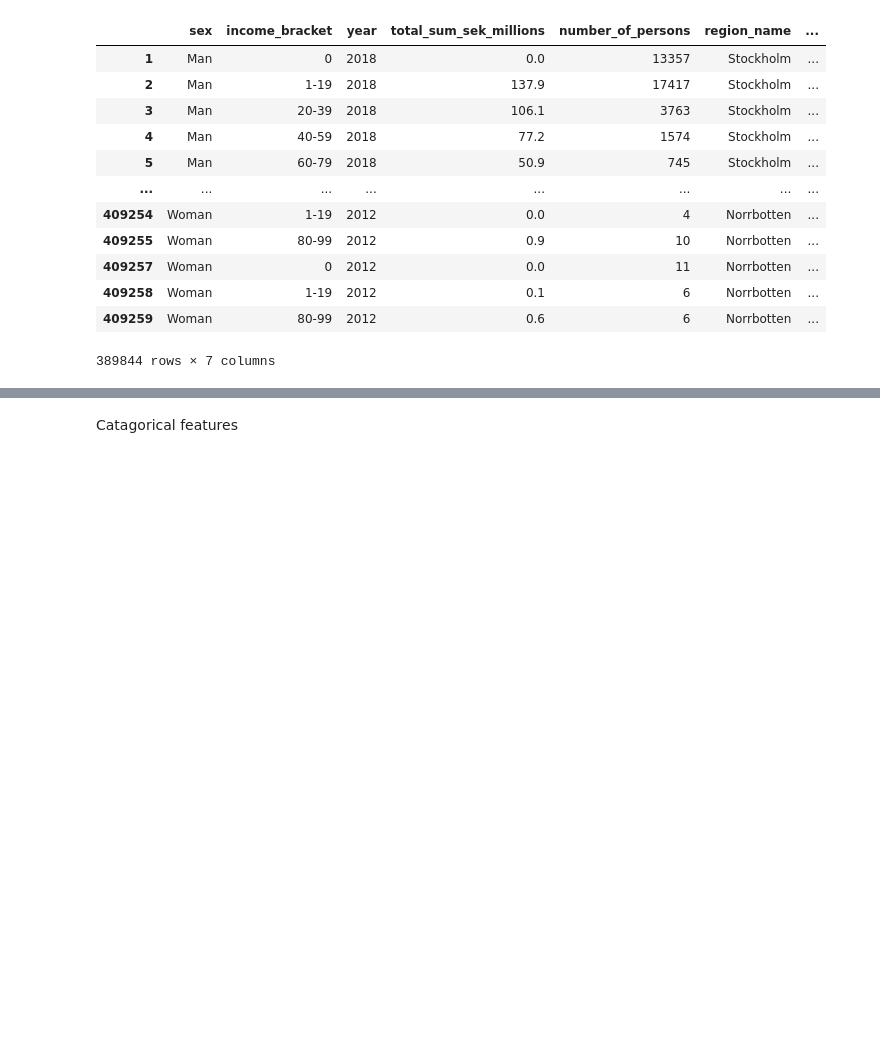
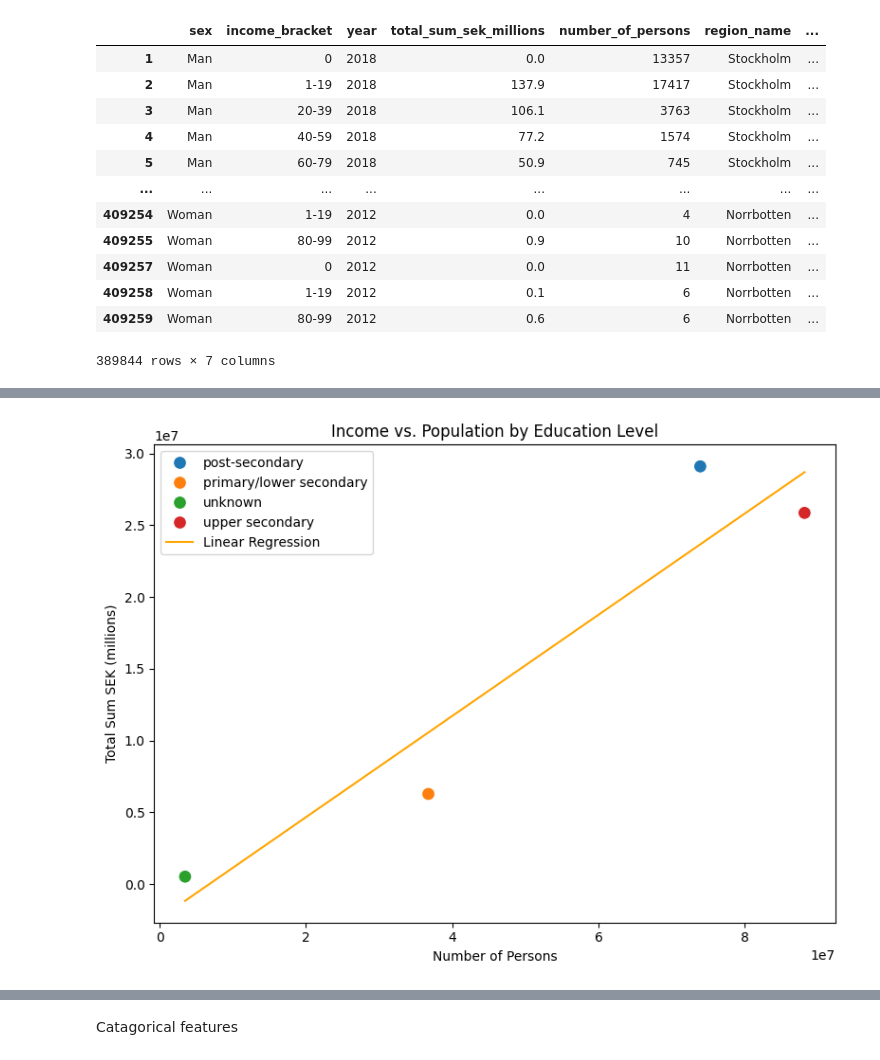
Before and after one commit to JoelScarinius/ML_modeling, a Jupyter notebook: Joel/sandbox.ipynb, the cells around one changed output, grey strips where cells are left out. Drawn from its saved outputs; the diff is of its cells as text; code cells hidden in the pictures; blank space fills up the shorter version.

```diff
--- a/Joel/sandbox.ipynb
+++ b/Joel/sandbox.ipynb
@@ -208,0 +199,31 @@ features
+# %%
+edu_group = (
+    data.groupby("level_of_education").agg({"total_sum_sek_millions": "sum", "number_of_persons": "sum"}).reset_index()
+)
+
+plt.figure(figsize=(8, 6))
+sns.scatterplot(
+    x="number_of_persons",
+    y="total_sum_sek_millions",
+    data=edu_group,
+    hue="level_of_education",
+    palette="tab10",
+    s=100,
+)
+
+X = edu_group[["number_of_persons"]]
+y = edu_group["total_sum_sek_millions"]
+model = LinearRegression()
+model.fit(X, y)
+xfit = np.linspace(X.min(), X.max(), 100)
+xfit_df = pd.DataFrame(xfit, columns=["number_of_persons"])
+yfit = model.predict(xfit_df)
+plt.plot(xfit, yfit, color="orange", label="Linear Regression")
+
+plt.xlabel("Number of Persons")
+plt.ylabel("Total Sum SEK (millions)")
+plt.title("Income vs. Population by Education Level")
+plt.legend()
+plt.tight_layout()
+plt.show()
+# %% [output]
@@ -208,0 +231 @@ features
+[figure, added]
```
Also changed, not shown: parts of 25 cells of this notebook.
